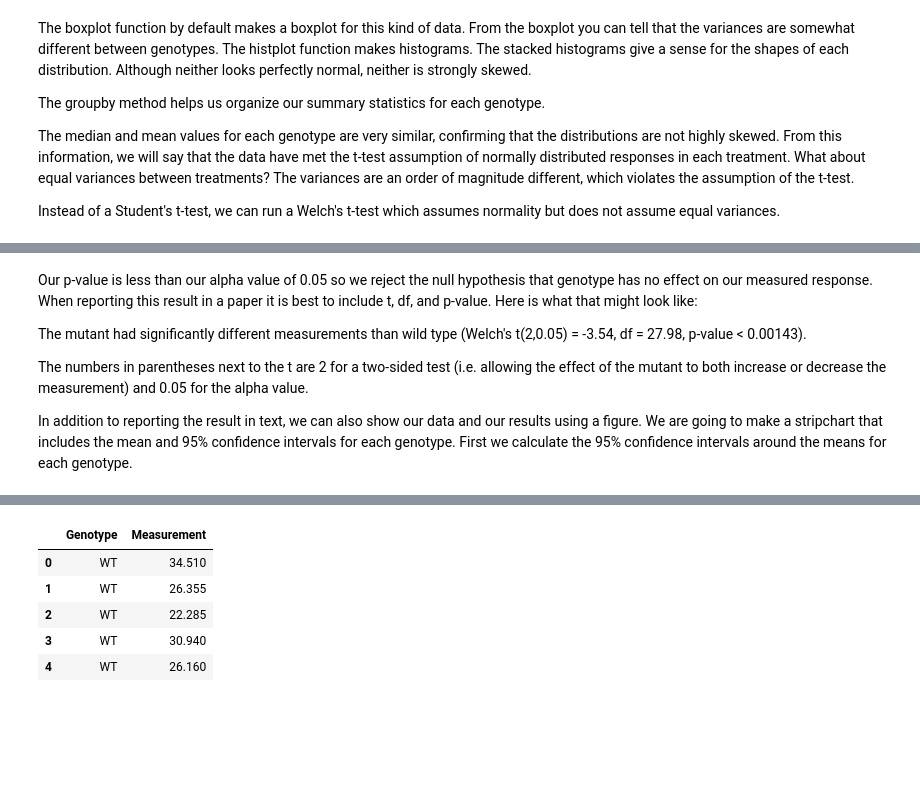
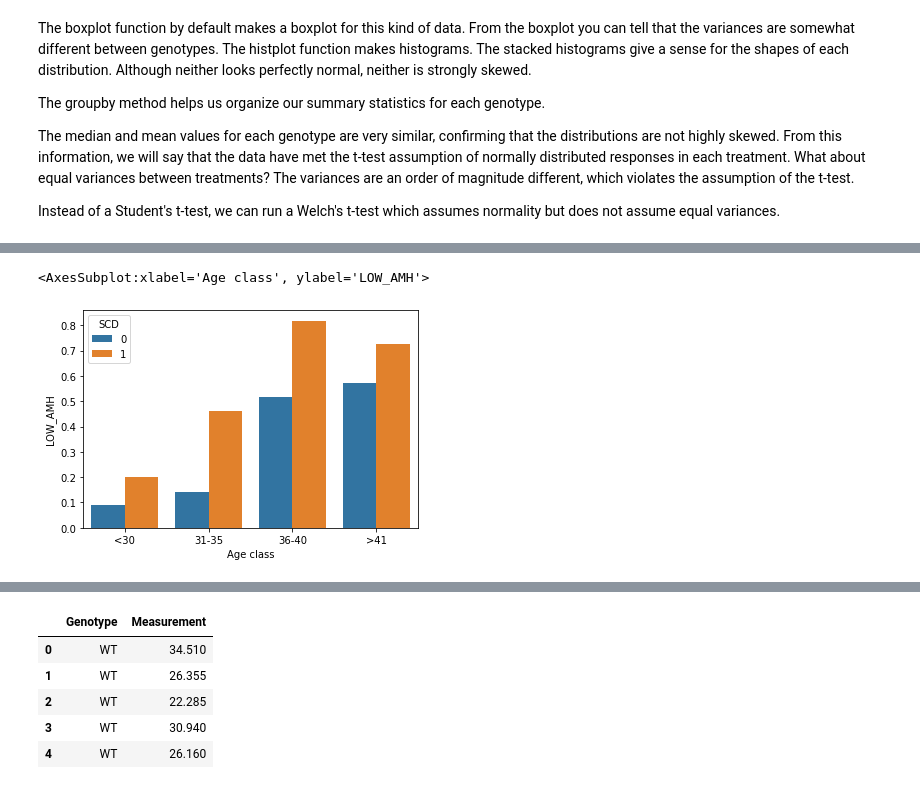
Before and after one commit to matteofigliuzzi/biostatistics_tutorial, a Jupyter notebook: notebooks/Tutorial_HypothesisTesting_Jupyter_python.ipynb, the cells around one changed output, grey strips where cells are left out. Saved outputs shown, nothing was run; the diff lists cells and outputs as text; code cells hidden in the pictures; blank space fills up the shorter version.

```diff
--- a/notebooks/Tutorial_HypothesisTesting_Jupyter_python.ipynb
+++ b/notebooks/Tutorial_HypothesisTesting_Jupyter_python.ipynb
@@ -331,8 +428,21 @@ WT             17  11.4412     3.5702     0.865901        9.60555        13.2768
-# %% [markdown]
-Our p-value is less than our alpha value of 0.05 so we reject the null hypothesis that genotype has no effect on our measured response. When reporting this result in a paper it is best to include t, df, and p-value. Here is what that might look like:
-
-The mutant had significantly different measurements than wild type (Welch's t(2,0.05) = -3.54, df = 27.98, p-value < 0.00143).
-
-The numbers in parentheses next to the t are 2 for a two-sided test (i.e. allowing the effect of the mutant to both increase or decrease the measurement) and 0.05 for the alpha value.
-
-In addition to reporting the result in text, we can also show our data and our results using a figure. We are going to make a stripchart that includes the mean and 95% confidence intervals for each genotype. First we calculate the 95% confidence intervals around the means for each genotype.
+# %%
+# feature engineering:
+
+# age class
+def age_class(x):
+    if x<=30:
+        return '<30'
+    elif x<=35:
+        return '31-35'
+    elif x<=40:
+        return '36-40'
+    else:
+        return '>41'
+data['Age class'] = data['Age'].apply(age_class)
+# %%
+amh_by_ageclass = data.groupby(['Age class','SCD'])['LOW_AMH'].mean().reset_index()
+# %%
+sns.barplot(data=amh_by_ageclass,x='Age class',hue='SCD',y='LOW_AMH',order=['<30','31-35','36-40','>41'])
+# %% [output]
+<AxesSubplot:xlabel='Age class', ylabel='LOW_AMH'>
+[figure, added]
```
Also changed, not shown: parts of 67 cells of this notebook, 1 other file.
